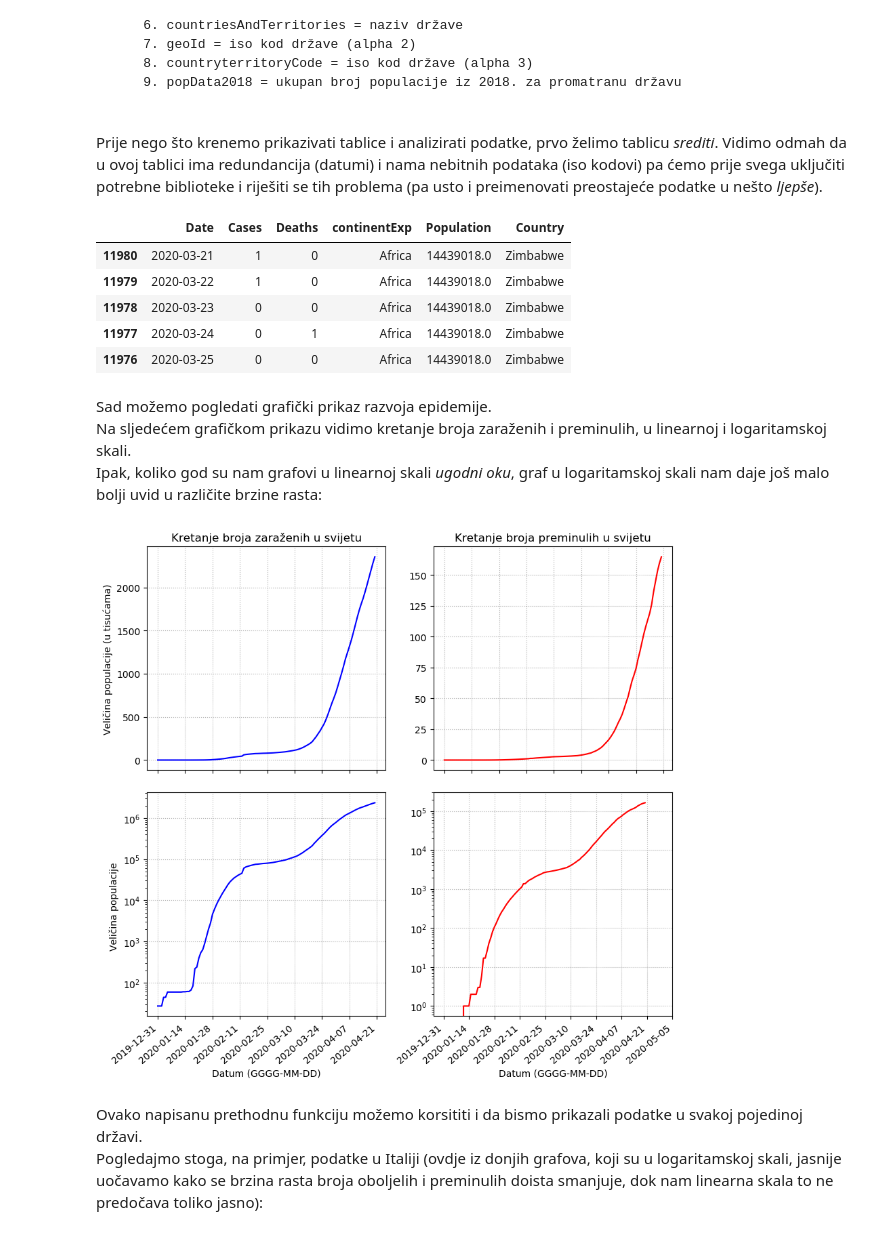
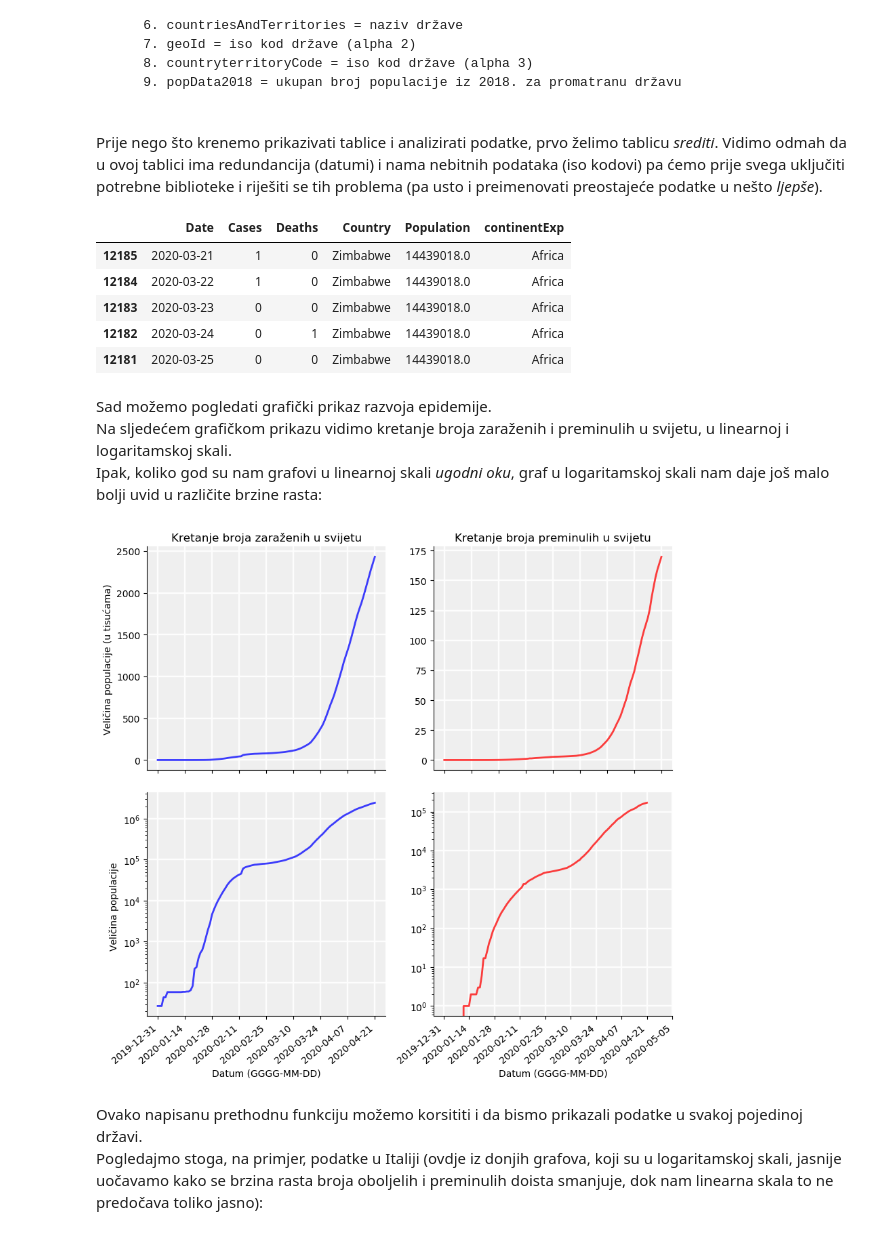
Before and after one commit to dominikmik195/mat_soft, a Jupyter notebook: corona_formal.ipynb, the cells around one changed output. Saved outputs shown, nothing was run; the diff lists cells and outputs as text; code cells hidden in the pictures.

```diff
--- a/corona_formal.ipynb
+++ b/corona_formal.ipynb
@@ -8,0 +11,14 @@ Par činjenica unijeti, ne previše, ali ipak da znamo što je.
+# %%
+import matplotlib.pyplot as plt
+plt.rcParams['figure.max_open_warning'] = 250
+%matplotlib agg
+
+nazivi = {0:'Model koronavirusa', 1:'Cibetka', 2:'korona_model.jpg', 3:'cibetka.jpg'}
+
+fig1, ax1 = plt.subplots(1, 2, figsize=(10,3))
+for i in range(0, 2):
+    fig1.axes[i].get_xaxis().set_visible(False)
+    fig1.axes[i].get_yaxis().set_visible(False)
+    ax1[i].set_title(nazivi[i])
+    ax1[i].imshow(plt.imread(nazivi[i+2]), aspect='auto')
+fig1
@@ -30,10 +48,7 @@ import numpy as np
 import pandas as pd
 import requests
 
-url = 'https://opendata.ecdc.europa.eu/covid19/casedistribution/csv'
-file = requests.get(url)
-open('podatci.csv', 'wb').write(file.content)
-data = pd.read_csv('podatci.csv', encoding='utf-8')
+data = pd.read_csv('preuzmi.csv', encoding='utf-8')
 data = data.rename(columns={'dateRep': 'Date', 'cases': 'Cases', 'deaths': 'Deaths', 'countriesAndTerritories': 'Country', 'popData2018': 'Population'})
 data['Date'] = pd.to_datetime(dict(year=data['year'], month=data['month'], day=data['day']))
 del data['day'], data['month'], data['year'], data['geoId'], data['countryterritoryCode']
@@ -41,15 +56,15 @@ data = data[::-1]
 
 data.head()
 # %% [output]
-|  | Date | Cases | Deaths | continentExp | Population | Country |
-| 11980 | 2020-03-21 | 1 | 0 | Africa | 14439018.0 | Zimbabwe |
-| 11979 | 2020-03-22 | 1 | 0 | Africa | 14439018.0 | Zimbabwe |
-| 11978 | 2020-03-23 | 0 | 0 | Africa | 14439018.0 | Zimbabwe |
-| 11977 | 2020-03-24 | 0 | 1 | Africa | 14439018.0 | Zimbabwe |
-| 11976 | 2020-03-25 | 0 | 0 | Africa | 14439018.0 | Zimbabwe |
+|  | Date | Cases | Deaths | Country | Population | continentExp |
+| 12185 | 2020-03-21 | 1 | 0 | Zimbabwe | 14439018.0 | Africa |
+| 12184 | 2020-03-22 | 1 | 0 | Zimbabwe | 14439018.0 | Africa |
+| 12183 | 2020-03-23 | 0 | 0 | Zimbabwe | 14439018.0 | Africa |
+| 12182 | 2020-03-24 | 0 | 1 | Zimbabwe | 14439018.0 | Africa |
+| 12181 | 2020-03-25 | 0 | 0 | Zimbabwe | 14439018.0 | Africa |
 # %% [markdown]
 Sad možemo pogledati grafički prikaz razvoja epidemije.<br>
-Na sljedećem grafičkom prikazu vidimo kretanje broja zaraženih i preminulih, u linearnoj i logaritamskoj skali.<br>
+Na sljedećem grafičkom prikazu vidimo kretanje broja zaraženih i preminulih u svijetu, u linearnoj i logaritamskoj skali.<br>
 Ipak, koliko god su nam grafovi u linearnoj skali <i>ugodni oku</i>, graf u logaritamskoj skali nam daje još malo bolji uvid u različite brzine rasta:
 # %%
 import datetime as dt
@@ -87,36 +102,40 @@ boje = {0:'blue', 1:'red'}
 jedinica = {0:1000, 1:1, 2:'(u tisućama)', 3: ''}
 države = {država:'državi: \n'+ država.replace('_', ' ') for država in data['Country'].drop_duplicates()}
 države['World'] = 'svijetu'
 
 def prikaz_kontinuiranog_stanja(država):
     #n = (dt.datetime(2020, 4, 17)-dt.datetime(2019, 12, 31)).days
     #base =dt.datetime(2019, 12, 31)
     dates = np.array(izdvoji_državu(država)['Date'])
     k = 0
     for broj in izdvoji_državu(država)['Cases']:
         if broj == 0: k += 1
         else: break
     if k > 2: k -= 2
     n = dates[k:].shape[0]//8
     base = dates[k]
     dates2 = np.array([base + np.timedelta64(i*n, 'D') for i in range (0, 10)])
     fig, ax = plt.subplots(nrows=2, ncols=2, sharex=True, squeeze=True, figsize=(10, 9), gridspec_kw=dict(hspace=0.1))
     plt.xticks(rotation=40, ha='right')
     for i in range (0, 2):
         for j in range (0, 2):
-            ax[i][j].plot(dates[k:], np.array(lista_dnevno_stanje(država, pridjevi[j]))[k:]/jedinica[i], color=boje[j])
+            ax[i][j].grid(b=True, which='major', c='#fdfdfd', lw=1.75, ls='-')
+            ax[i][j].set_facecolor('#efefef')
+            ax[i][j].plot(dates[k:], np.array(lista_dnevno_stanje(država, pridjevi[j]))[k:]/jedinica[i], alpha=0.75, lw=2, color=boje[j])
             ax[0][j].set_title('Kretanje broja ' + pridjevi[pridjevi[j]] + 'h u ' + države[država], fontsize='large')
             ax[i][0].set_ylabel('Veličina populacije ' + jedinica[i+2])
             ax[1][j].set_xlabel('Datum (GGGG-MM-DD)', fontsize='medium')
             ax[i][j].set_yscale(skale[i])
             plt.setp( ax[i][j].xaxis.get_majorticklabels(), rotation=40, ha='right')
             ax[i][j].set_xticks(dates2)
-            ax[i][j].grid(linestyle = ':')
+            ax[i][j].grid(b=True, which='major', c='#fdfdfd', lw=1.75, ls='-')
+            for spine in ('top', 'right'):
+                ax[i][j].spines[spine].set_visible(False)
     return fig
 
 prikaz_kontinuiranog_stanja('World')
 # %% [output]
-[figure, old version]
+[figure, new version]
 # %% [markdown]
 Ovako napisanu prethodnu funkciju možemo korsititi i da bismo prikazali podatke u svakoj pojedinoj državi.<br>
 Pogledajmo stoga, na primjer, podatke u Italiji (ovdje iz donjih grafova, koji su u logaritamskoj skali, jasnije uočavamo kako se brzina rasta broja oboljelih i preminulih doista smanjuje, dok nam linearna skala to ne predočava toliko jasno):
```
Also changed, not shown: parts of 35 cells of this notebook, 5 other files.
